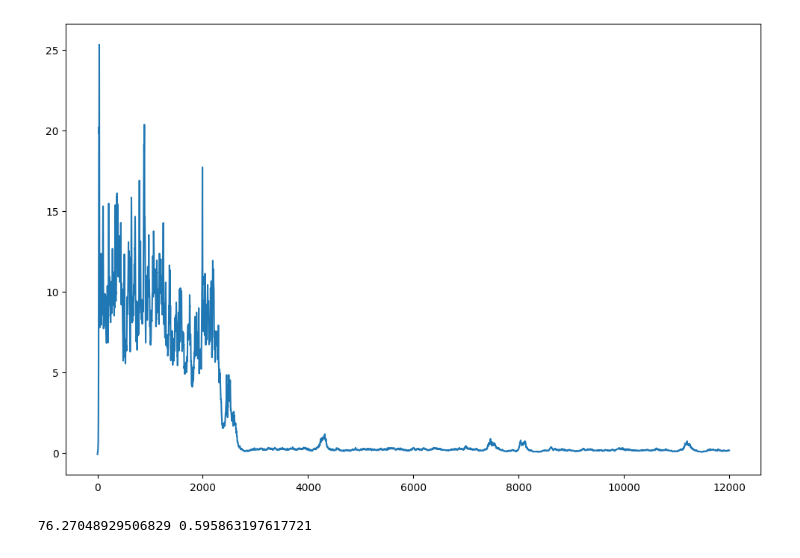
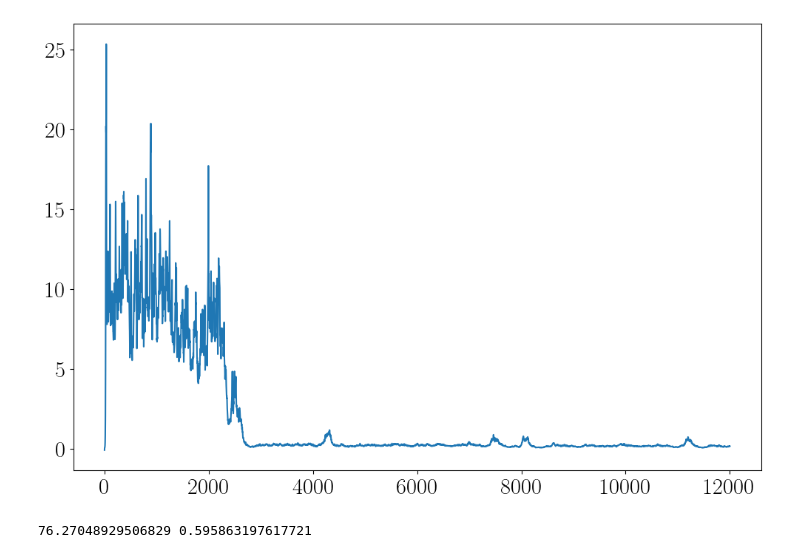
Before and after one commit to ManeLippert/Bachelorthesis-Shearingrate-Convergence, a Jupyter notebook: evaluation/evaluation.ipynb, the cells around one changed output. Cells and saved outputs as stored; diff of their text form; code cells hidden in the pictures.

```diff
--- a/evaluation/evaluation.ipynb
+++ b/evaluation/evaluation.ipynb
@@ -10,15 +14,16 @@ plt.rcParams['figure.dpi'] = 100 # 200 e.g. is really fine, but slower
 # %%
 # File import
-filename = 'data/S6_rtl6.0/gkwdata.h5'
+data = 'S6_rtl6.0'
+filename = '../data/'+data+'/gkwdata.h5'
 f = h5py.File(filename,"r+")
 # %%
 # Heat flux
 eflux_data, time = gkw.get_eflux_from_hdf5_file(f)
-plt.plot(time[0], eflux_data)
+gkw.plot(time[0], eflux_data)
 
-plt.savefig('../pictures/S6_rtl6.0/eflux.pdf', bbox_inches='tight')
+plt.savefig('../pictures/'+data+'/'+data+'_eflux.pdf', bbox_inches='tight')
 # %% [output]
-[figure, old version]
+[figure, new version]
 # %%
 # Elektrostatic potencial
 phi = f[gkw.find_key(f, 'phi')][()]
```
Also changed, not shown: parts of 8 cells of this notebook, 12 other files.
